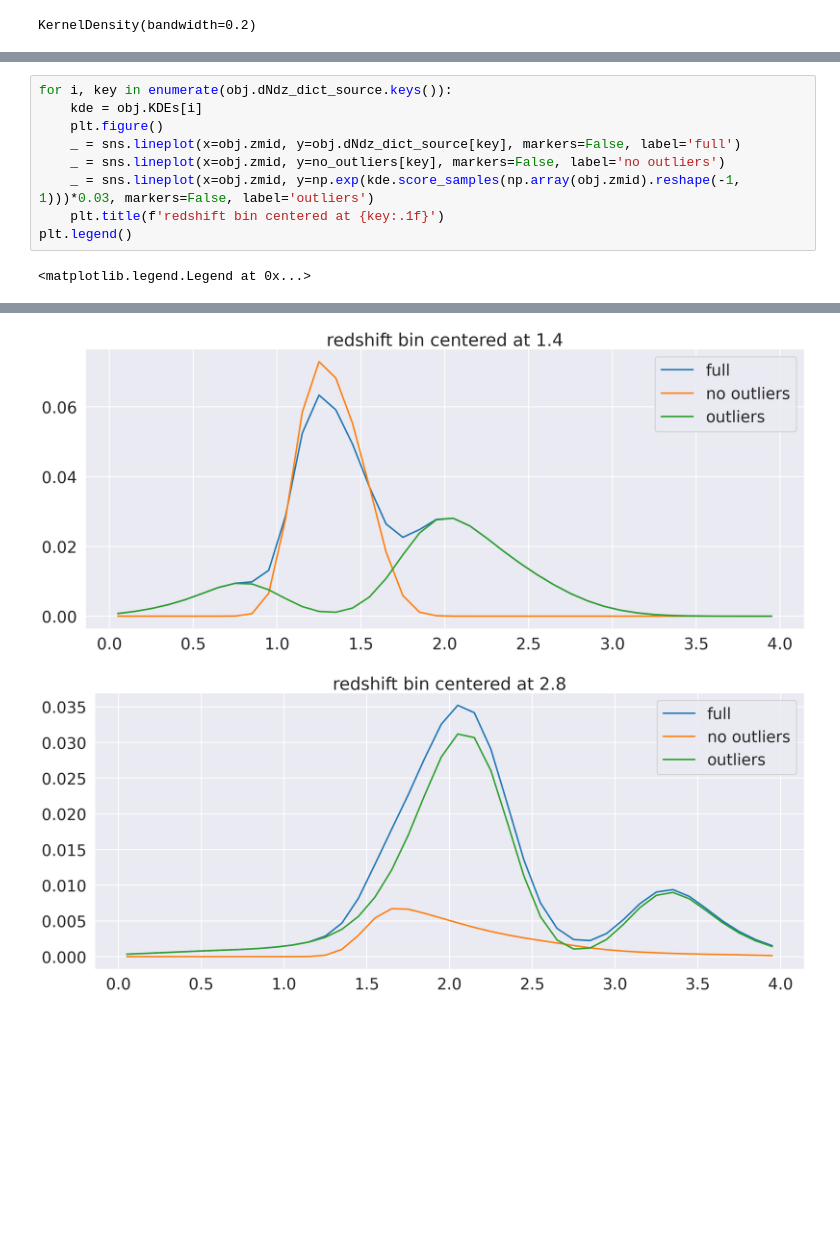
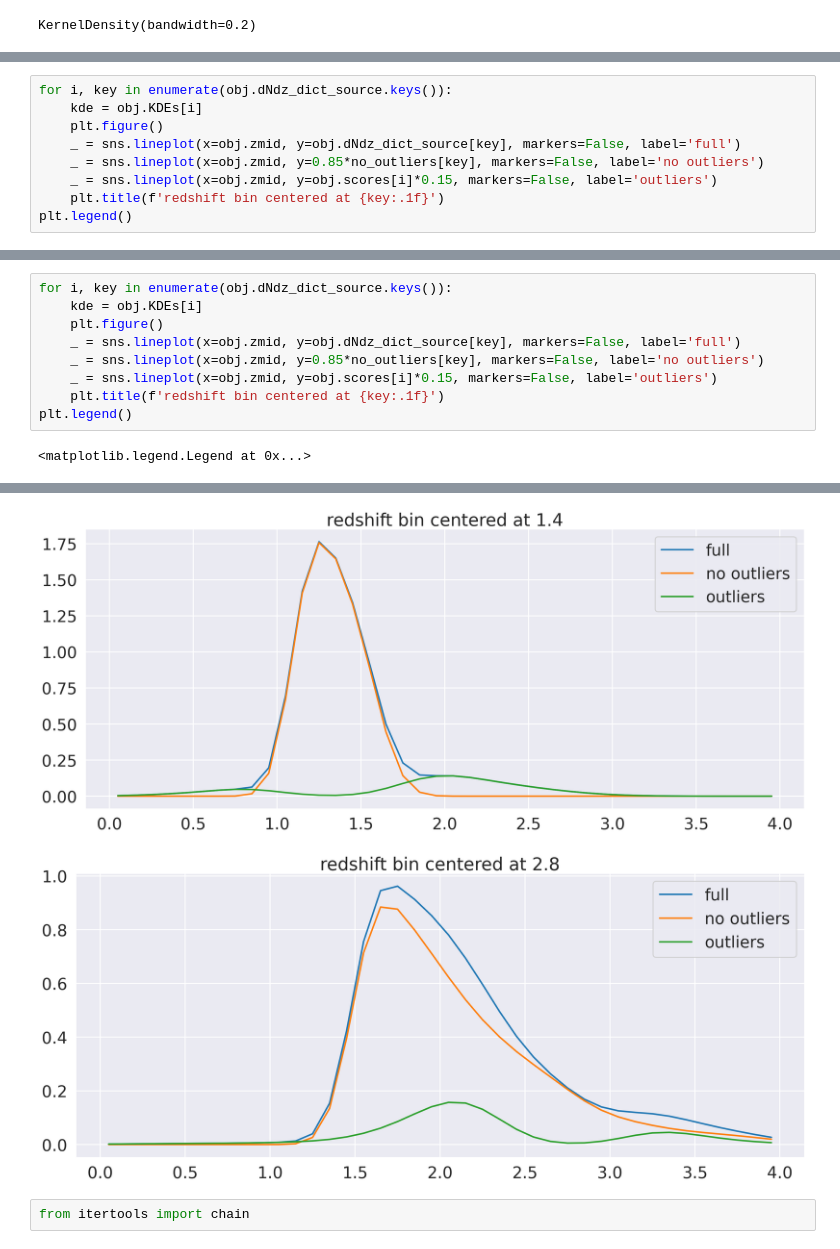
Before and after one commit to hsnee/PZ_project, a Jupyter notebook: pz_dists_used.ipynb, the cells around one changed output, grey strips where cells are left out. Saved outputs shown, nothing was run; the diff lists cells and outputs as text; blank space fills up the shorter version.

Commit message:
shows fixed outlier rates

```diff
--- a/pz_dists_used.ipynb
+++ b/pz_dists_used.ipynb
@@ -58,0 +75,9 @@ KernelDensity(bandwidth=0.2)
+# %%
+for i, key in enumerate(obj.dNdz_dict_source.keys()):
+    kde = obj.KDEs[i]
+    plt.figure()
+    _ = sns.lineplot(x=obj.zmid, y=obj.dNdz_dict_source[key], markers=False, label='full')
+    _ = sns.lineplot(x=obj.zmid, y=0.85*no_outliers[key], markers=False, label='no outliers')
+    _ = sns.lineplot(x=obj.zmid, y=obj.scores[i]*0.15, markers=False, label='outliers')
+    plt.title(f'redshift bin centered at {key:.1f}')
+plt.legend()
@@ -61,8 +93,8 @@ for i, key in enumerate(obj.dNdz_dict_source.keys()):
     kde = obj.KDEs[i]
     plt.figure()
     _ = sns.lineplot(x=obj.zmid, y=obj.dNdz_dict_source[key], markers=False, label='full')
-    _ = sns.lineplot(x=obj.zmid, y=no_outliers[key], markers=False, label='no outliers')
-    _ = sns.lineplot(x=obj.zmid, y=np.exp(kde.score_samples(np.array(obj.zmid).reshape(-1, 1)))*0.03, markers=False, label='outliers')
+    _ = sns.lineplot(x=obj.zmid, y=0.85*no_outliers[key], markers=False, label='no outliers')
+    _ = sns.lineplot(x=obj.zmid, y=obj.scores[i]*0.15, markers=False, label='outliers')
     plt.title(f'redshift bin centered at {key:.1f}')
 plt.legend()
 # %% [output]
@@ -73,2 +105,4 @@ plt.legend()
-[figure, old version]
+[figure, new version]
-[figure, old version]
+[figure, new version]
+# %%
+from itertools import chain
```
Also changed, not shown: parts of 14 cells of this notebook.
